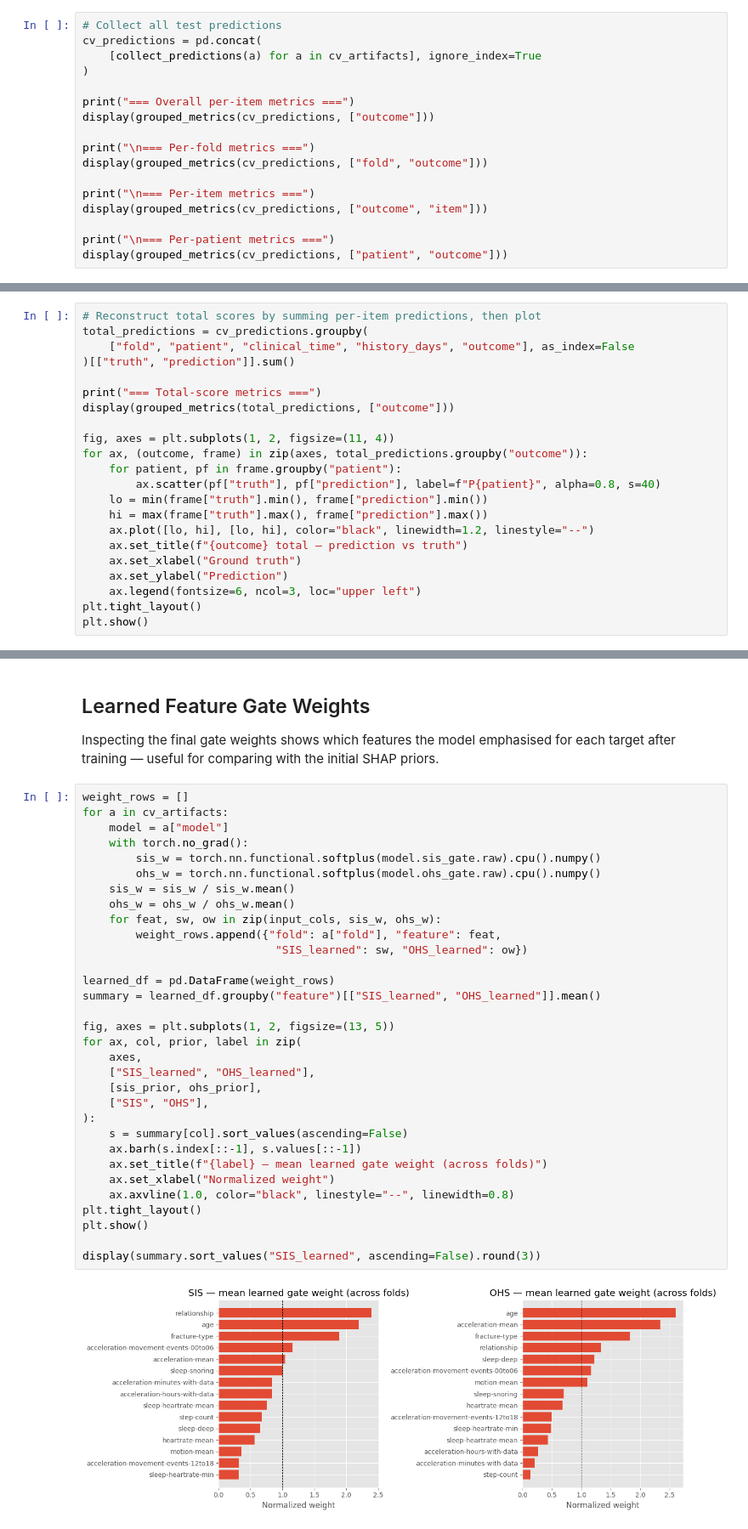
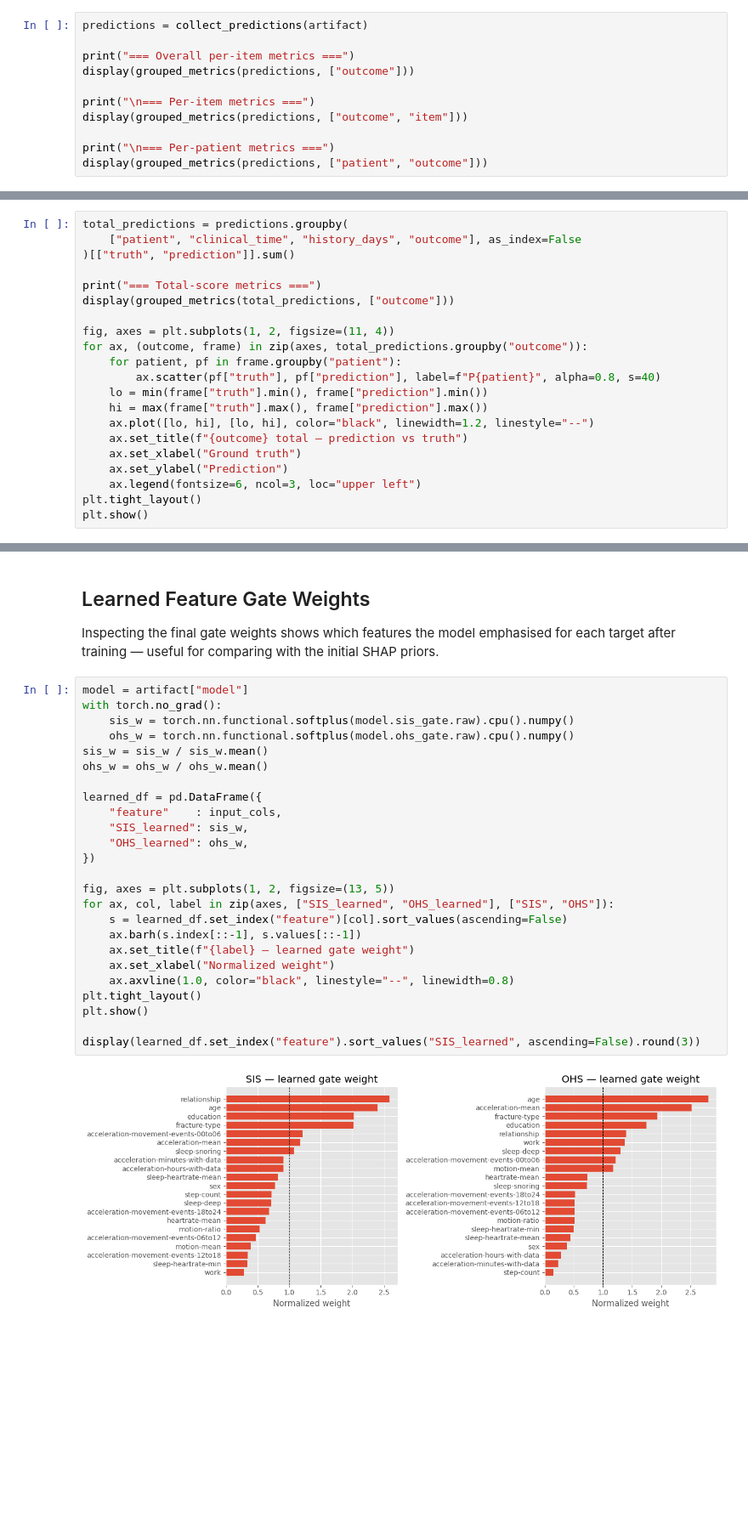
Before and after one commit to VNSwtHuo/maison-llf, a Jupyter notebook: FINALLLL_gru_shap_selected_features.ipynb, the cells around one changed output, grey strips where cells are left out. Shown at 85% size. Cells and saved outputs as stored; diff of their text form; blank space fills up the shorter version.

```diff
--- a/FINALLLL_gru_shap_selected_features.ipynb
+++ b/FINALLLL_gru_shap_selected_features.ipynb
@@ -829,22 +746,16 @@ def grouped_metrics(frame: pd.DataFrame, group_cols: list) -> pd.DataFrame:
         rows.append(dict(zip(group_cols, keys)) | regression_metrics(group).to_dict())
     return pd.DataFrame(rows).set_index(group_cols)
 # %%
-# Collect all test predictions
-cv_predictions = pd.concat(
-    [collect_predictions(a) for a in cv_artifacts], ignore_index=True
-)
+predictions = collect_predictions(artifact)
 
 print("=== Overall per-item metrics ===")
-display(grouped_metrics(cv_predictions, ["outcome"]))
-
-print("\n=== Per-fold metrics ===")
-display(grouped_metrics(cv_predictions, ["fold", "outcome"]))
+display(grouped_metrics(predictions, ["outcome"]))
 
 print("\n=== Per-item metrics ===")
-display(grouped_metrics(cv_predictions, ["outcome", "item"]))
+display(grouped_metrics(predictions, ["outcome", "item"]))
 
 print("\n=== Per-patient metrics ===")
-display(grouped_metrics(cv_predictions, ["patient", "outcome"]))
+display(grouped_metrics(predictions, ["patient", "outcome"]))
 # %% [output]
 === Overall per-item metrics ===
 |  | n | MAE | RMSE | R2 | Pearson |
@@ -905,7 +793,6 @@ display(grouped_metrics(cv_predictions, ["patient", "outcome"]))
 # %%
-# Reconstruct total scores by summing per-item predictions, then plot
-total_predictions = cv_predictions.groupby(
-    ["fold", "patient", "clinical_time", "history_days", "outcome"], as_index=False
+total_predictions = predictions.groupby(
+    ["patient", "clinical_time", "history_days", "outcome"], as_index=False
 )[["truth", "prediction"]].sum()
 
 print("=== Total-score metrics ===")
@@ -936,38 +823,31 @@ plt.show()
 
 Inspecting the final gate weights shows which features the model emphasised for each target after training — useful for comparing with the initial SHAP priors.
 # %%
-weight_rows = []
-for a in cv_artifacts:
-    model = a["model"]
-    with torch.no_grad():
-        sis_w = torch.nn.functional.softplus(model.sis_gate.raw).cpu().numpy()
-        ohs_w = torch.nn.functional.softplus(model.ohs_gate.raw).cpu().numpy()
-    sis_w = sis_w / sis_w.mean()
-    ohs_w = ohs_w / ohs_w.mean()
-    for feat, sw, ow in zip(input_cols, sis_w, ohs_w):
-        weight_rows.append({"fold": a["fold"], "feature": feat,
-                             "SIS_learned": sw, "OHS_learned": ow})
+model = artifact["model"]
+with torch.no_grad():
+    sis_w = torch.nn.functional.softplus(model.sis_gate.raw).cpu().numpy()
+    ohs_w = torch.nn.functional.softplus(model.ohs_gate.raw).cpu().numpy()
+sis_w = sis_w / sis_w.mean()
+ohs_w = ohs_w / ohs_w.mean()
 
-learned_df = pd.DataFrame(weight_rows)
-summary = learned_df.groupby("feature")[["SIS_learned", "OHS_learned"]].mean()
+learned_df = pd.DataFrame({
+    "feature"    : input_cols,
+    "SIS_learned": sis_w,
+    "OHS_learned": ohs_w,
+})
 
 fig, axes = plt.subplots(1, 2, figsize=(13, 5))
-for ax, col, prior, label in zip(
-    axes,
-    ["SIS_learned", "OHS_learned"],
-    [sis_prior, ohs_prior],
-    ["SIS", "OHS"],
-):
-    s = summary[col].sort_values(ascending=False)
+for ax, col, label in zip(axes, ["SIS_learned", "OHS_learned"], ["SIS", "OHS"]):
+    s = learned_df.set_index("feature")[col].sort_values(ascending=False)
     ax.barh(s.index[::-1], s.values[::-1])
-    ax.set_title(f"{label} — mean learned gate weight (across folds)")
+    ax.set_title(f"{label} — learned gate weight")
     ax.set_xlabel("Normalized weight")
     ax.axvline(1.0, color="black", linestyle="--", linewidth=0.8)
 plt.tight_layout()
 plt.show()
 
-display(summary.sort_values("SIS_learned", ascending=False).round(3))
+display(learned_df.set_index("feature").sort_values("SIS_learned", ascending=False).round(3))
 # %% [output]
-[figure, old version]
+[figure, new version]
 |  | SIS_learned | OHS_learned |
 | feature |  |  |
```
Also changed, not shown: parts of 17 cells of this notebook, 32 other files.
